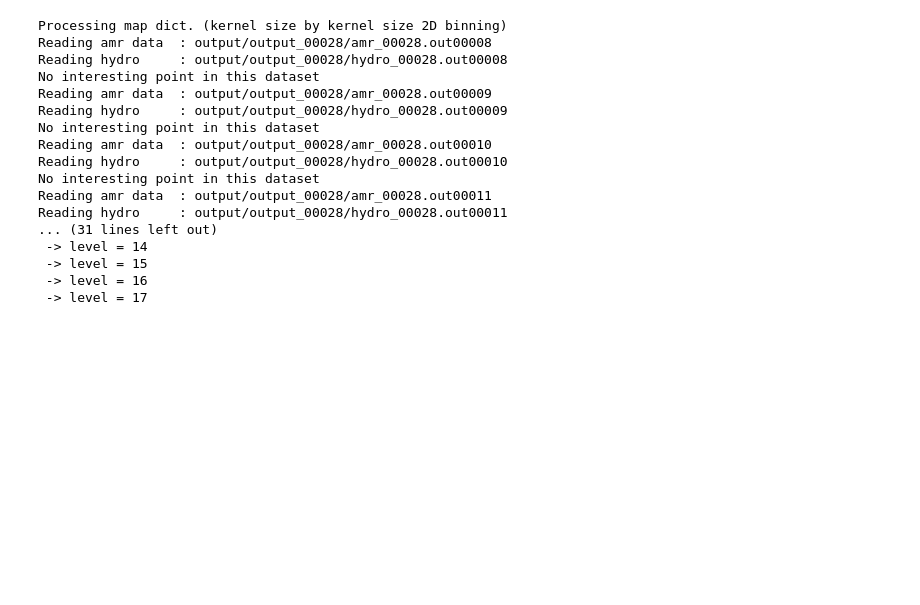
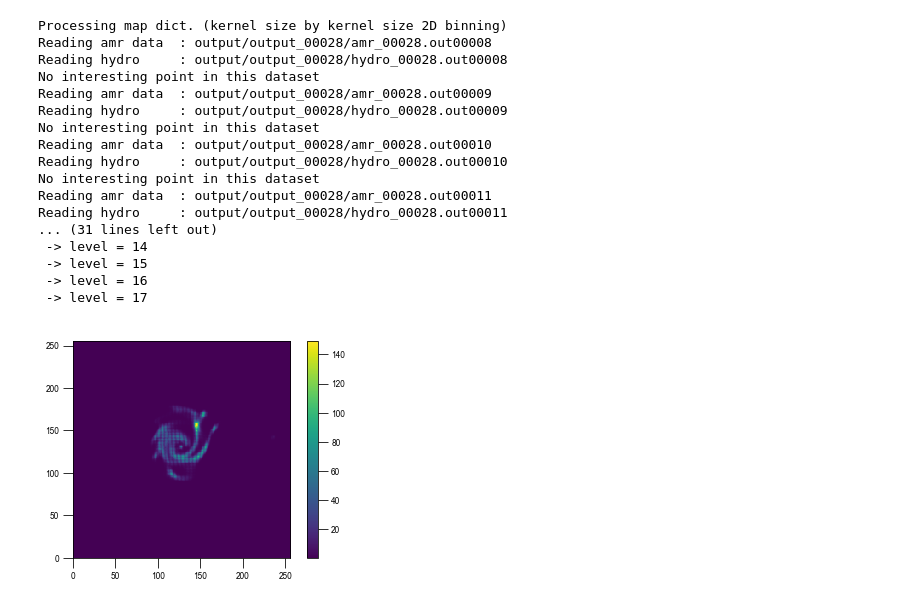
Before and after one commit to astro313/mc_eor, a Jupyter notebook: test_read_h2.ipynb, the cells around one changed output. Saved outputs shown, nothing was run; the diff lists cells and outputs as text; code cells hidden in the pictures; blank space fills up the shorter version.

```diff
--- a/test_read_h2.ipynb
+++ b/test_read_h2.ipynb
@@ -543,3 +540,12 @@ MsunOpc2 = map * factor_MsunOpc2
+# %%
+MsunOpc2 = map * factor_MsunOpc2
+MsunOpc2[MsunOpc2 <= 0.02] = 0.02
+
+plt.imshow(MsunOpc2)
+plt.colorbar()
+plt.show();
+# %% [output]
+[figure, added]
 # %%
 # before we apply thresshold, check what values of Msun/pc^2 are we getting
 
```
Also changed, not shown: parts of 21 cells of this notebook.
